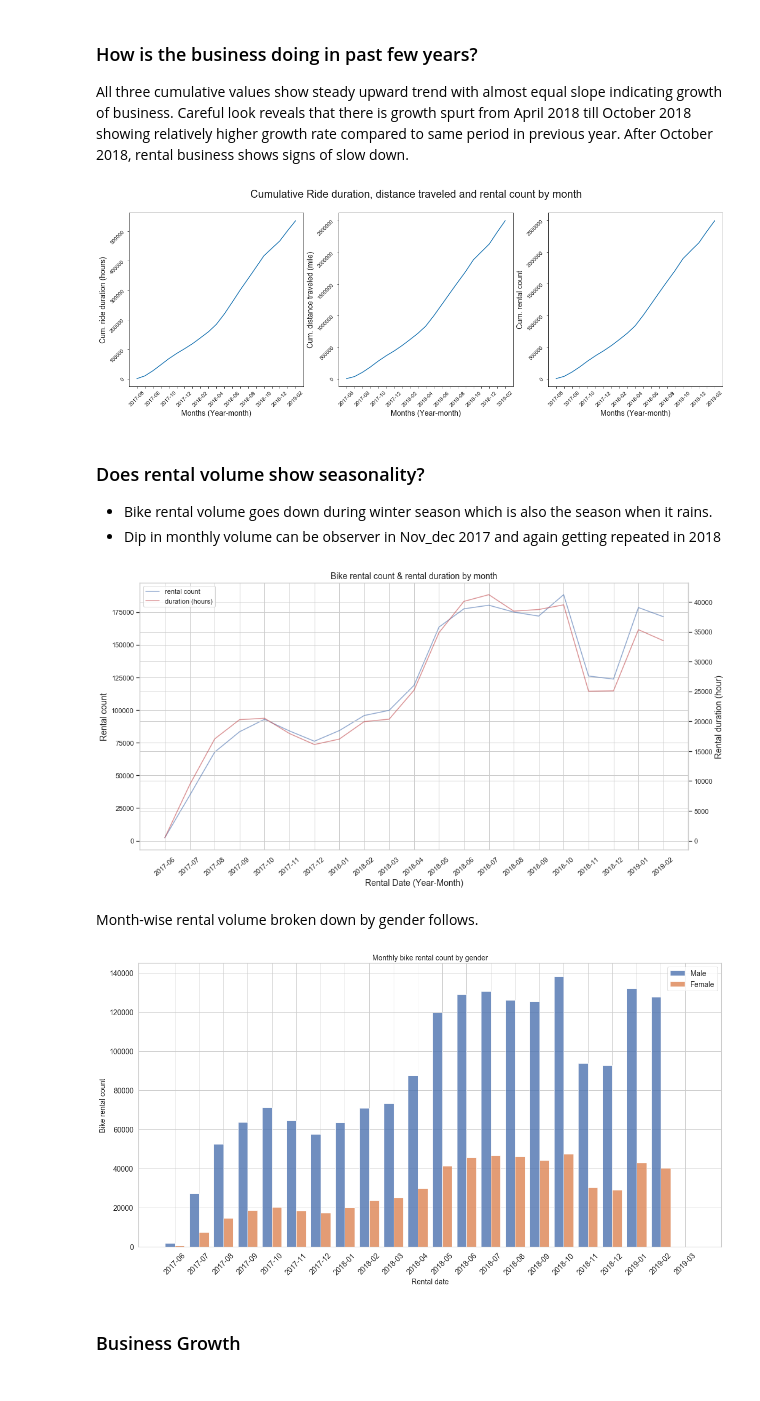
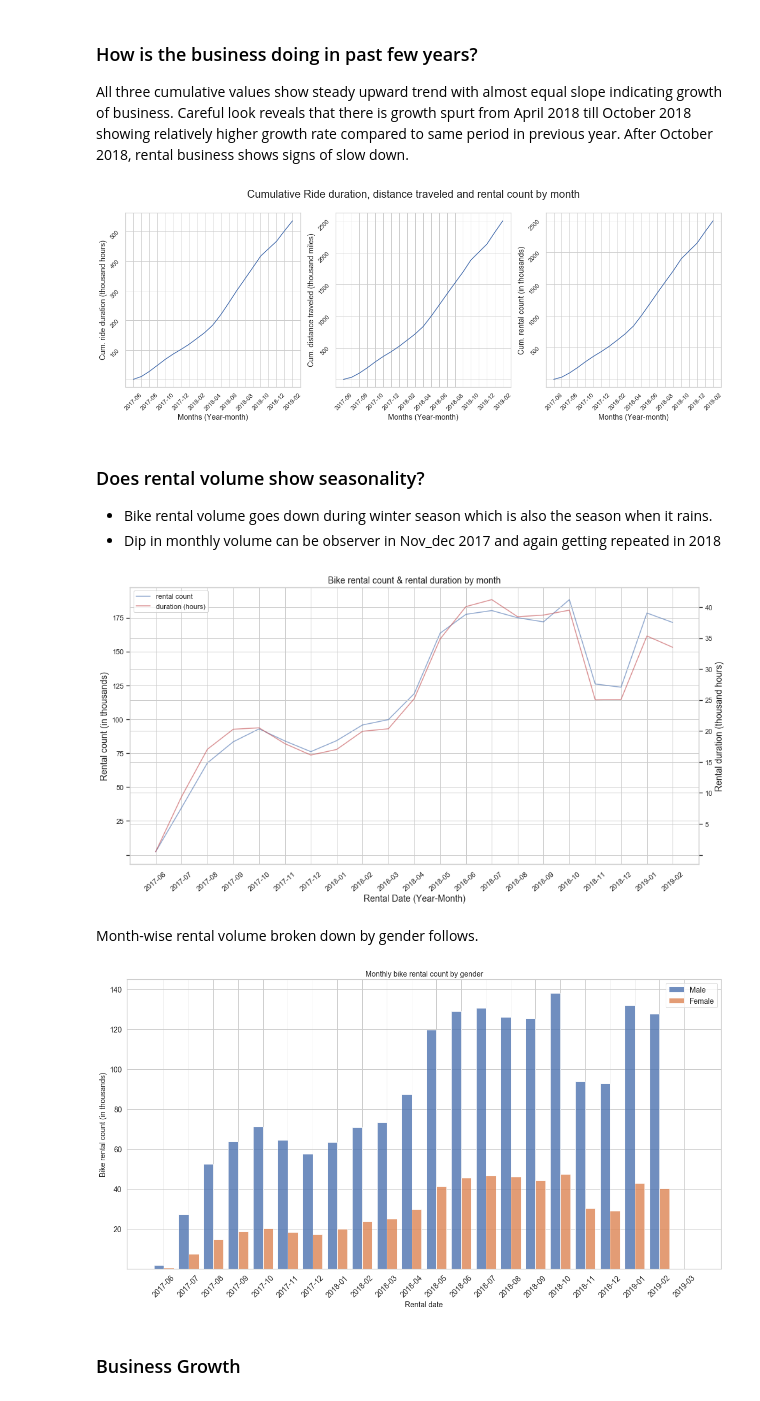
Before and after one commit to abhimita/ford-go-bike, a Jupyter notebook: Exploratory analysis (Ford Go Bike).ipynb, the cells around one changed output. Saved outputs shown, nothing was run; the diff lists cells and outputs as text; code cells hidden in the pictures.

Commit message:
Incorporting peer feedback about scaling y-axis for line graphs. displaying the count in units of thousands instead of raw number of trailing zeroes

```diff
--- a/Exploratory analysis (Ford Go Bike).ipynb
+++ b/Exploratory analysis (Ford Go Bike).ipynb
@@ -812,6 +801,10 @@ monthly_metric_df['cumulative_duration_hours'] = (monthly_metric_df.duration_sec
 ### How is the business doing in past few years?<a class="anchor" id="business_performance"></a>
 
 All three cumulative values show steady upward trend with almost equal slope indicating growth of business. Careful look reveals that there is growth spurt from April 2018 till October 2018 showing relatively higher growth rate compared to same period in previous year. After October 2018, rental business shows signs of slow down.
+# %%
+def scale_yaxis(ax):
+    fig.canvas.draw()
+    ax.set_yticklabels([y.get_text()[:-3]  for y in ax.get_yticklabels()])
 # %%
 # Visualization of monthly metrics
 fig, ax = plt.subplots(1, 3, figsize=(20,6),sharex=True)
@@ -822,12 +815,15 @@ for i,j in enumerate(range(len(ax))):
     sns.set(style="whitegrid")
     g = sns.lineplot(x="end_time_year_month", y=metrics[i], data=monthly_metric_df, ax=ax[j])
 
-y_labels = ['Cum. ride duration (hours)', 'Cum. distance traveled (mile)', 'Cum. rental count']
+y_labels = ['Cum. ride duration (thousand hours)', 'Cum. distance traveled (thousand miles)', 'Cum. rental count (in thousands)']
 
 xtick_labels = [x if index % 2 == 0 else '' for index, x in enumerate(monthly_metric_df.end_time_year_month.unique().tolist())]
+
 for i in range(len(ax)):
     ax[i].tick_params(labelrotation=45)
     ax[i].set_xticklabels(xtick_labels)
+    ytick_labels = ax[i].get_yticklabels()
+    scale_yaxis(ax[i])
     ax[i].set_ylabel('%s' % y_labels[i], fontsize=14)
     ax[i].set_xlabel('Months (Year-month)', fontsize=14)
 
@@ -836,7 +832,7 @@ for i in range(len(ax)):
 for i in range(2,5):
     plt.close(i)
 # %% [output]
-[figure, old version]
+[figure, new version]
 # %% [markdown]
 ### Does rental volume show seasonality?<a class="anchor" id="rental_volume_seasonality"></a>
 
@@ -851,16 +847,18 @@ line1 = ax.plot(monthly_metric_df.end_time_year_month, monthly_metric_df.rental_
 ax.set_xticklabels([x for x in monthly_metric_df.end_time_year_month], rotation=40)
 ax.set_title('Bike rental count & rental duration by month', fontsize=14)
 ax.set_xlabel('Rental Date (Year-Month)', fontsize=14)
-ax.set_ylabel('Rental count',fontsize=14)
+ax.set_ylabel('Rental count (in thousands)',fontsize=14)
+scale_yaxis(ax)
 
 ax2 = ax.twinx()
 line2 = ax2.plot(monthly_metric_df.end_time_year_month, monthly_metric_df.duration_sec / (60 * 60), c='r', alpha=0.6)
-ax2.set_ylabel('Rental duration (hour)',fontsize=14);
+ax2.set_ylabel('Rental duration (thousand hours)',fontsize=14)
+scale_yaxis(ax2)
 h1, l1 = ax.get_legend_handles_labels()
 h2, l2 = ax2.get_legend_handles_labels()
 plt.legend(h1 + h2, ['rental count', 'duration (hours)'], loc=2);
 # %% [output]
-[figure, old version]
+[figure, new version]
 # %% [markdown]
 Month-wise rental volume broken down by gender follows.
 # %%
@@ -873,27 +871,28 @@ gender_agg_df = df[['end_time_year_month', 'member_gender', 'bike_id']]\
 # %%
 fig, ax = plt.subplots(figsize=(20,10))
 width = 0.40
 ind = np.arange(len(gender_agg_df.index.tolist()))
 plt.bar(
     ind,
     gender_agg_df.Male,
     alpha=0.8,
     width=width
 );
 plt.bar(
     ind + width,
     gender_agg_df.Female,
     alpha=0.8,
     width=width
 );
 plt.legend(['Male', 'Female'], fontsize=14)
 plt.xticks(ind + width / 2.0, gender_agg_df.end_time_year_month.tolist(), rotation=45, fontsize=14);
 plt.yticks(fontsize=14)
-plt.ylabel('Bike rental count', fontsize=14)
+plt.ylabel('Bike rental count (in thousands)', fontsize=14)
 plt.xlabel('Rental date', fontsize=14);
+scale_yaxis(plt.gca())
 plt.title('Monthly bike rental count by gender', fontsize=14);
 # %% [output]
-[figure, old version]
+[figure, new version]
 # %% [markdown]
 ### Business Growth<a class="anchor" id="business_growth"></a>
 # %% [markdown]
```
Also changed, not shown: parts of 4 cells of this notebook.
